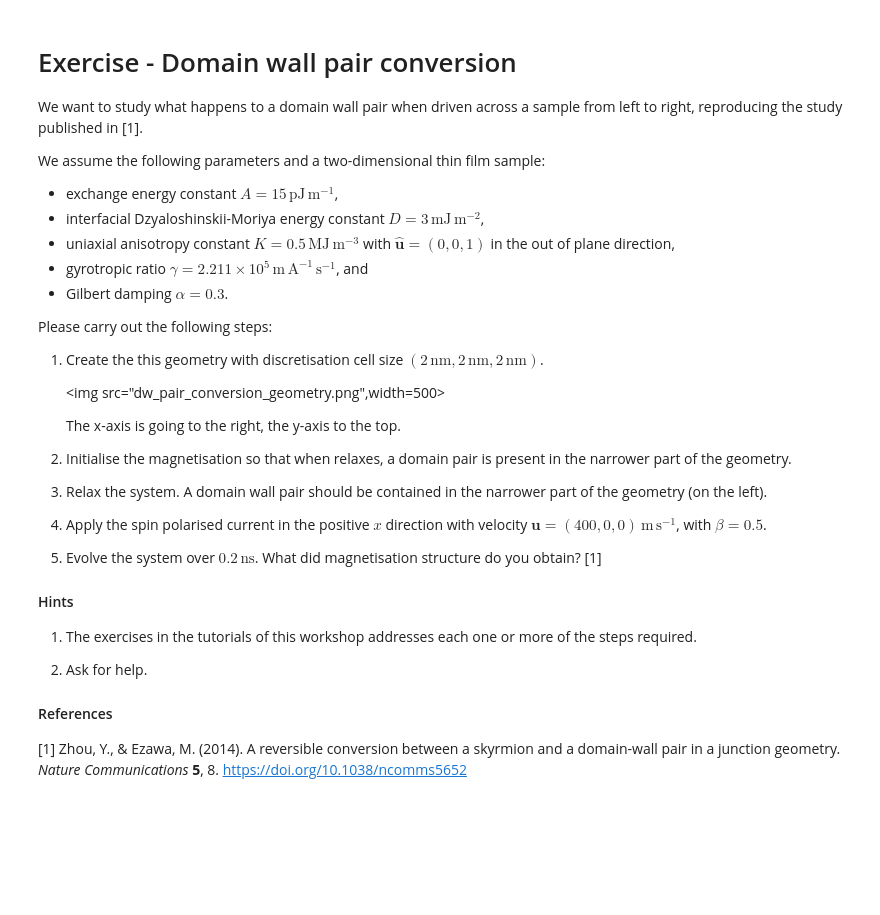
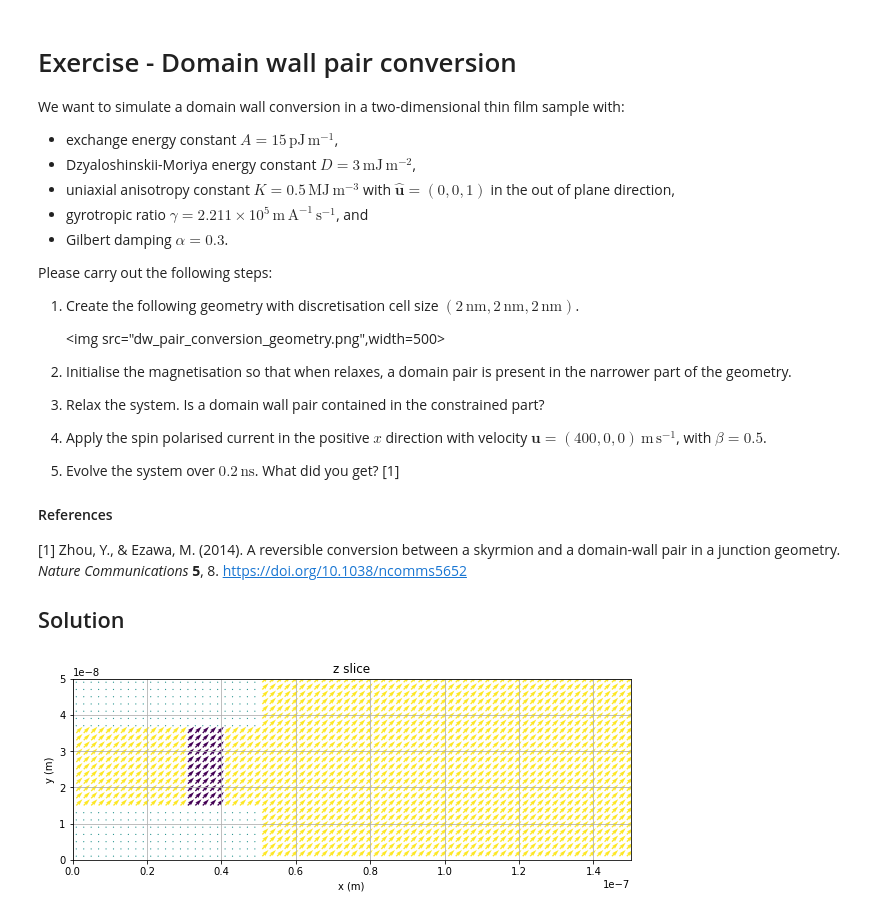
Before and after one commit to joommf-attic/tutorial, a Jupyter notebook: workshops/2017-04-05-IOPMagnetism2017/exercise_dw_pair_conversion.ipynb, the cells around one changed output. Drawn from its saved outputs; the diff is of its cells as text; code cells hidden in the pictures; blank space fills up the shorter version.

Commit message:
Go through all notebooks and do minor changes, add solutions...

```diff
--- a/workshops/2017-04-05-IOPMagnetism2017/exercise_dw_pair_conversion.ipynb
+++ b/workshops/2017-04-05-IOPMagnetism2017/exercise_dw_pair_conversion.ipynb
@@ -1,38 +1,72 @@
 # %% [markdown]
 # Exercise - Domain wall pair conversion
 
-We want to study what happens to a domain wall pair when driven across a sample from left to right, reproducing the study published in [1].
-
-We assume the following parameters and a two-dimensional thin film sample:
+We want to simulate a domain wall conversion in a two-dimensional thin film sample with:
 
 - exchange energy constant $A = 15 \,\text{pJ}\,\text{m}^{-1}$,
-- interfacial Dzyaloshinskii-Moriya energy constant $D = 3 \,\text{mJ}\,\text{m}^{-2}$,
+- Dzyaloshinskii-Moriya energy constant $D = 3 \,\text{mJ}\,\text{m}^{-2}$,
 - uniaxial anisotropy constant $K = 0.5 \,\text{MJ}\,\text{m}^{-3}$ with $\hat{\mathbf{u}} = (0, 0, 1)$ in the out of plane direction,
 - gyrotropic ratio $\gamma = 2.211 \times 10^{5} \,\text{m}\,\text{A}^{-1}\,\text{s}^{-1}$, and
 - Gilbert damping $\alpha=0.3$.
 
 Please carry out the following steps:
 
-1. Create the this geometry with discretisation cell size $(2 \,\text{nm}, 2 \,\text{nm}, 2 \,\text{nm})$.
+1. Create the following geometry with discretisation cell size $(2 \,\text{nm}, 2 \,\text{nm}, 2 \,\text{nm})$.
 
     <img src="dw_pair_conversion_geometry.png",width=500>
 
-   The x-axis is going to the right, the y-axis to the top.
-
 2. Initialise the magnetisation so that when relaxes, a domain pair is present in the narrower part of the geometry.
 
-3. Relax the system. A domain wall pair should be contained in the narrower part of the geometry (on the left).
+3. Relax the system. Is a domain wall pair contained in the constrained part?
 
 4. Apply the spin polarised current in the positive $x$ direction with velocity $\mathbf{u} = (400, 0, 0) \,\text{m}\,\text{s}^{-1}$, with $\beta=0.5$.
 
-5. Evolve the system over $0.2 \,\text{ns}$. What did magnetisation structure do you obtain? [1]
-
-#### Hints
-
-1. The exercises in the tutorials of this workshop addresses each one or more of the steps required.
-
-2. Ask for help.
+5. Evolve the system over $0.2 \,\text{ns}$. What did you get? [1]
 
 #### References
 
 [1] Zhou, Y., & Ezawa, M. (2014). A reversible conversion between a skyrmion and a domain-wall pair in a junction geometry. *Nature Communications* **5**, 8. https://doi.org/10.1038/ncomms5652
+
+
+## Solution
+# %%
+import oommfc as oc
+import discretisedfield as df
+%matplotlib inline
+
+Ms = 5.8e5  # saturation magnetisation (A/m)
+A = 15e-12  # exchange energy constant (J/)
+D = 3e-3  # Dzyaloshinkii-Moriya energy constant (J/m**2)
+K = 0.5e6  # uniaxial anisotropy constant (J/m**3)
+u = (0, 0, 1)  # easy axis
+gamma = 2.211e5  # gyromagnetic ratio (m/As)
+alpha = 0.3  # Gilbert damping
+
+system = oc.System(name="dw_pair_conversion")
+system.hamiltonian = oc.Exchange(A=A) + oc.DMI(D=D, kind="interfacial") + oc.UniaxialAnisotropy(K=K, u=u)
+system.dynamics = oc.Precession(gamma=2.211e5) + oc.Damping(alpha=alpha)
+
+p1 = (0, 0, 0)
+p2 = (150e-9, 50e-9, 2e-9)
+cell = (2e-9, 2e-9, 2e-9)
+mesh = oc.Mesh(p1=p1, p2=p2, cell=cell)
+
+def Ms_fun(pos):
+    x, y, z = pos
+    if x < 50e-9 and (y < 15e-9 or y > 35e-9):
+        return 0
+    else:
+        return Ms
+
+def m_init(pos):
+    x, y, z = pos
+    if 30e-9 < x < 40e-9:
+        return (0.1, 0.1, -1)
+    else:
+        return (0.1, 0.1, 1)
+
+system.m = df.Field(mesh, value=m_init, norm=Ms_fun)
+
+system.m.plot_slice("z", 0);
+# %% [output]
+[figure, added]
```
Also changed, not shown: parts of 3 cells of this notebook, 6 other files.
